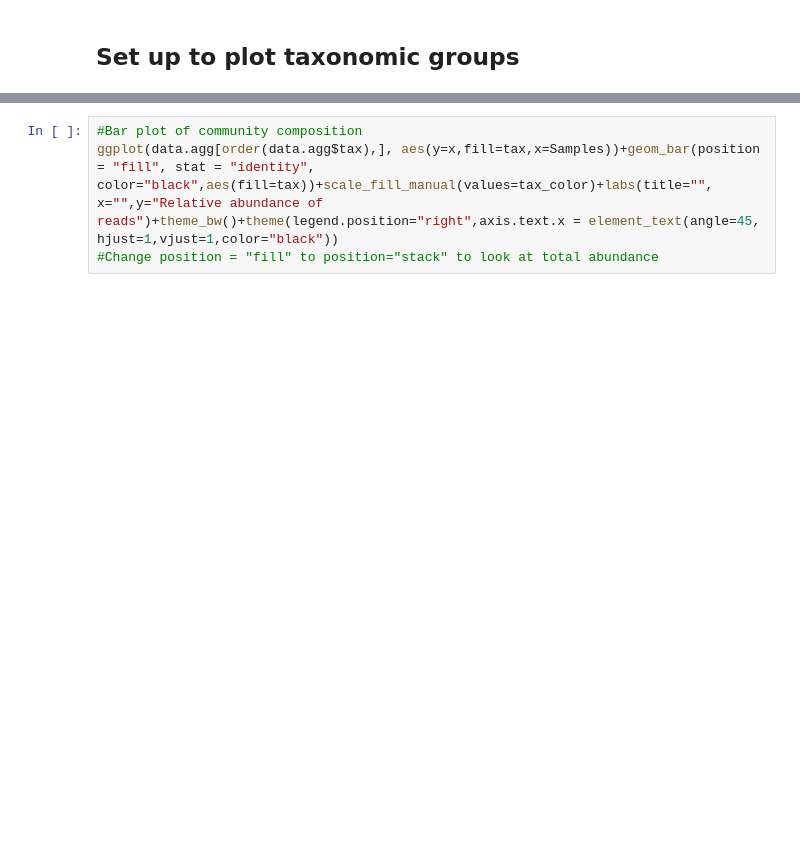
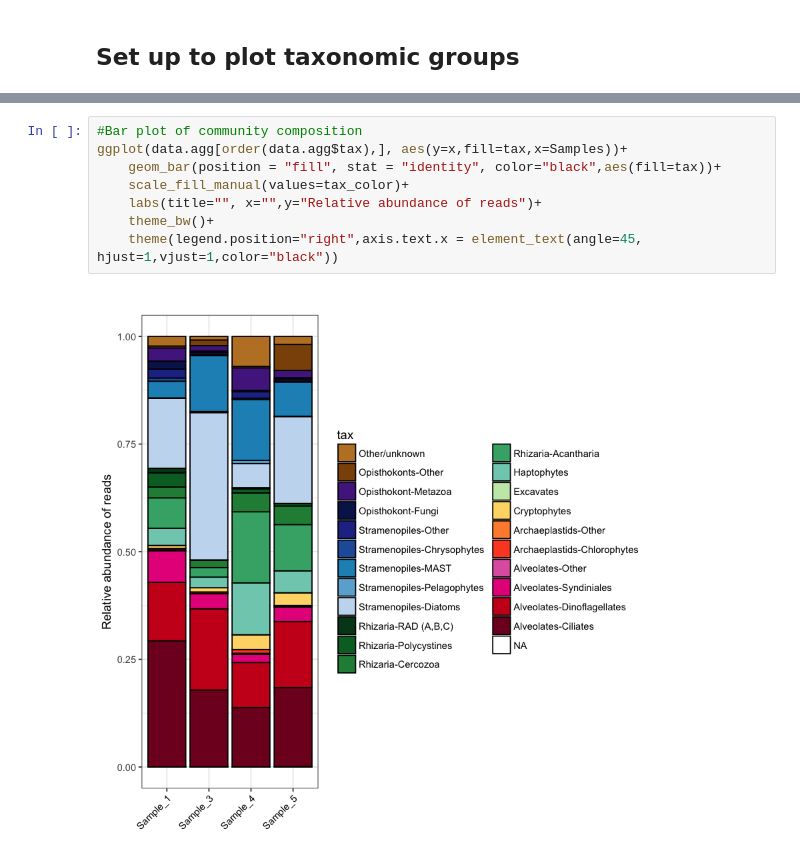
Before and after one commit to shu251/PreliminaryFigures_V4_tagseq, a Jupyter notebook: OTUtable_to_PrelimFigs_R.ipynb, the cells around one changed output, grey strips where cells are left out. Saved outputs shown, nothing was run; the diff lists cells and outputs as text; blank space fills up the shorter version.

```diff
--- a/OTUtable_to_PrelimFigs_R.ipynb
+++ b/OTUtable_to_PrelimFigs_R.ipynb
@@ -201,4 +301,10 @@ head(data.agg)
 # %%
 #Bar plot of community composition
-ggplot(data.agg[order(data.agg$tax),], aes(y=x,fill=tax,x=Samples))+geom_bar(position = "fill", stat = "identity", color="black",aes(fill=tax))+scale_fill_manual(values=tax_color)+labs(title="", x="",y="Relative abundance of reads")+theme_bw()+theme(legend.position="right",axis.text.x = element_text(angle=45, hjust=1,vjust=1,color="black"))
-#Change position = "fill" to position="stack" to look at total abundance
+ggplot(data.agg[order(data.agg$tax),], aes(y=x,fill=tax,x=Samples))+
+    geom_bar(position = "fill", stat = "identity", color="black",aes(fill=tax))+
+    scale_fill_manual(values=tax_color)+
+    labs(title="", x="",y="Relative abundance of reads")+
+    theme_bw()+
+    theme(legend.position="right",axis.text.x = element_text(angle=45, hjust=1,vjust=1,color="black"))
+# %% [output]
+[figure, added]
```
Also changed, not shown: parts of 35 cells of this notebook, 2 other files.
